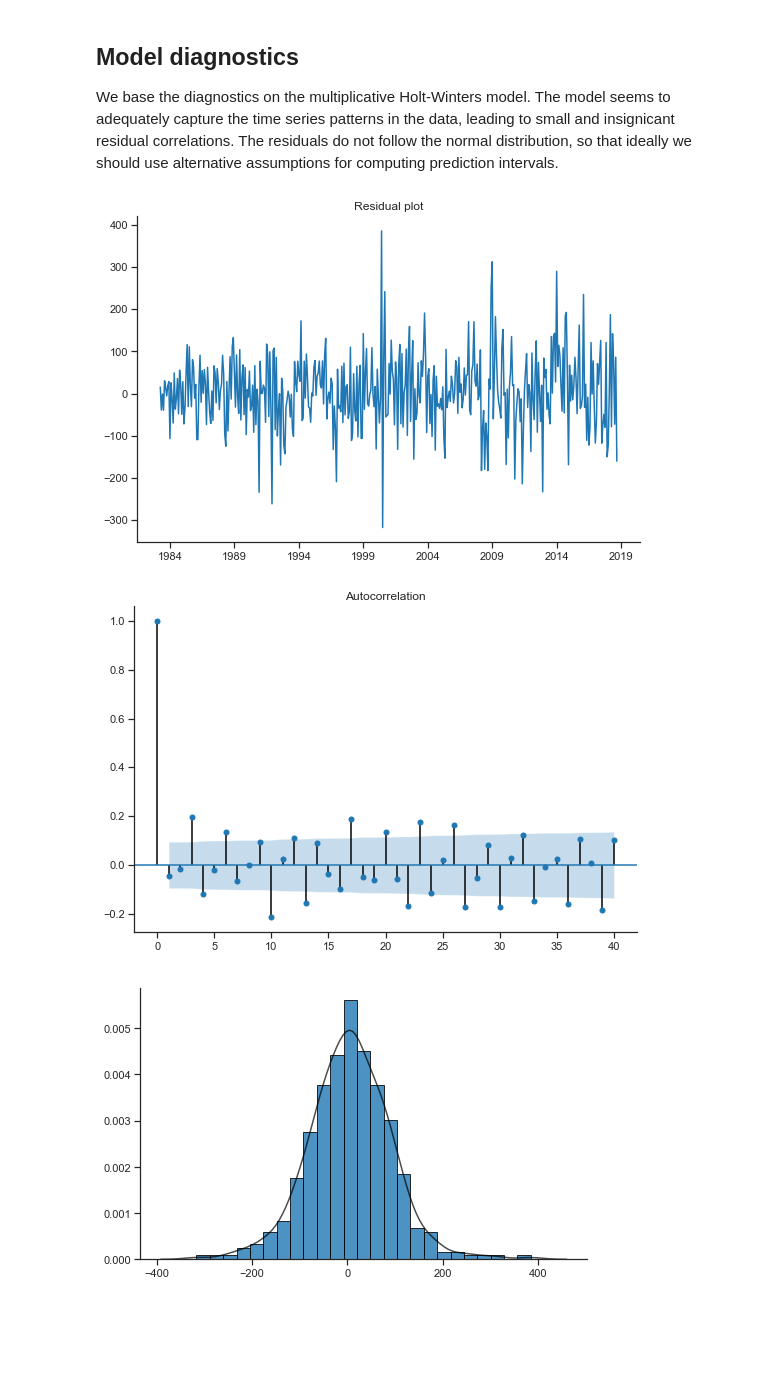
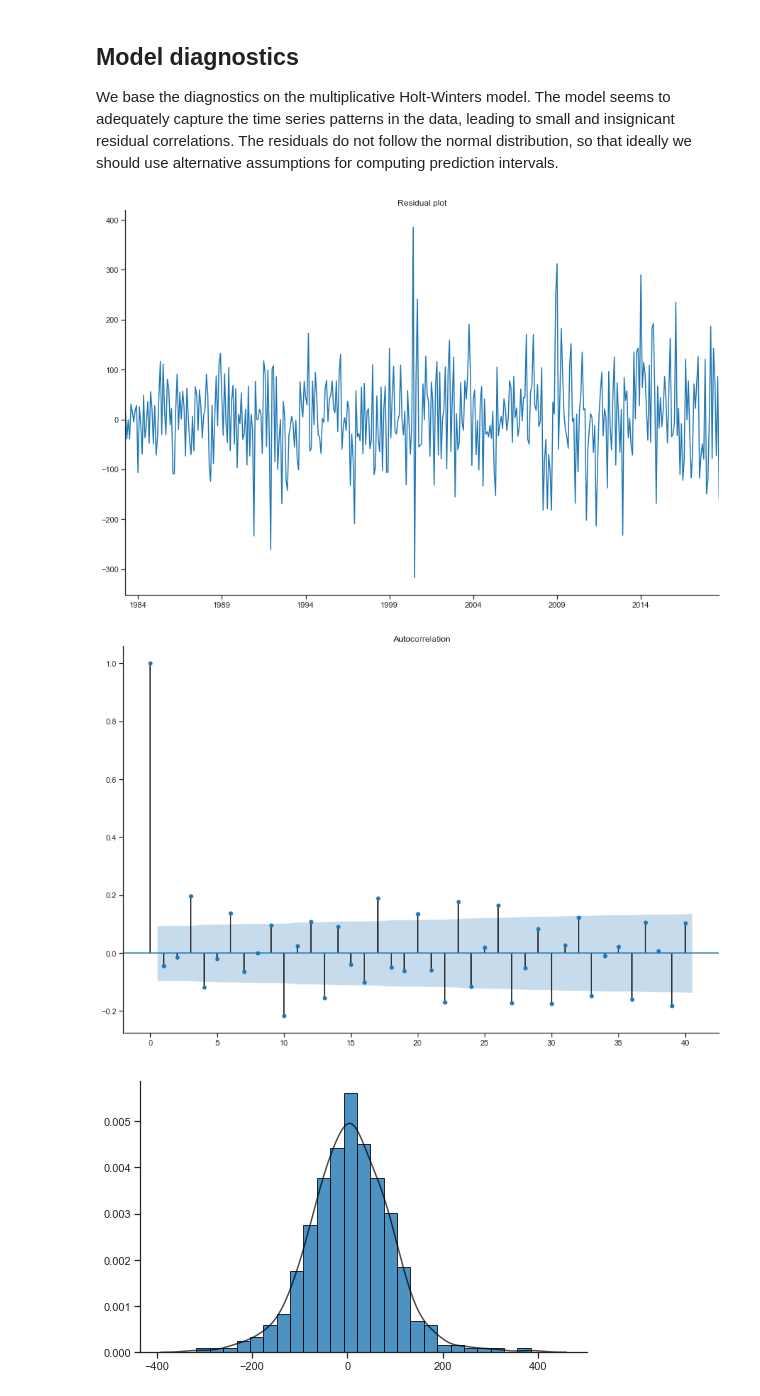
Before and after one commit to caropilardiaz/AnalisisSeriesTemporales, a Jupyter notebook: Tutorial03 Holt Winters Smoothing.ipynb, the cells around one changed output. Cells and saved outputs as stored; diff of their text form; code cells hidden in the pictures; blank space fills up the shorter version.

Commit message:
- requirements updated to 2019.07 - notebooks retested and bigger graphs

```diff
--- a/Tutorial03 Holt Winters Smoothing.ipynb
+++ b/Tutorial03 Holt Winters Smoothing.ipynb
@@ -31,6 +31,8 @@ sns.set_style('ticks')
 red='#D62728'
 blue='#1F77B4'
 %matplotlib inline
+# %%
+plt.rcParams['figure.figsize'] = [15, 10]
 # %% [markdown]
 ## Data: NSW Retail turnover
 
@@ -279,22 +274,22 @@ We base the diagnostics on the multiplicative Holt-Winters model.  The model see
 # %%
 resid = (y-mhw_sm.fittedvalues)[12:] # we remove the first 12 observations as they are for initialisitation only
 
-fig, ax= plt.subplots(figsize=(9,6))
+fig, ax= plt.subplots();#figsize=(9,6))
 resid.plot(color=blue)
 ax.set_xlabel('')
 ax.set_xticks([], minor=True)
 ax.set_title('Residual plot')
 sns.despine()
 plt.show()
 # %% [output]
-[figure, old version]
+[figure, new version]
 # %%
-fig, ax = plt.subplots(figsize=(9,6))
+fig, ax = plt.subplots();#figsize=(9,6))
 sm.graphics.tsa.plot_acf(resid, lags=40, ax=ax)
 sns.despine()
 plt.show()
 # %% [output]
-[figure, old version]
+[figure, new version]
 # %%
 from plotting import histogram
 
```
Also changed, not shown: parts of 10 cells of this notebook, 5 other files.
